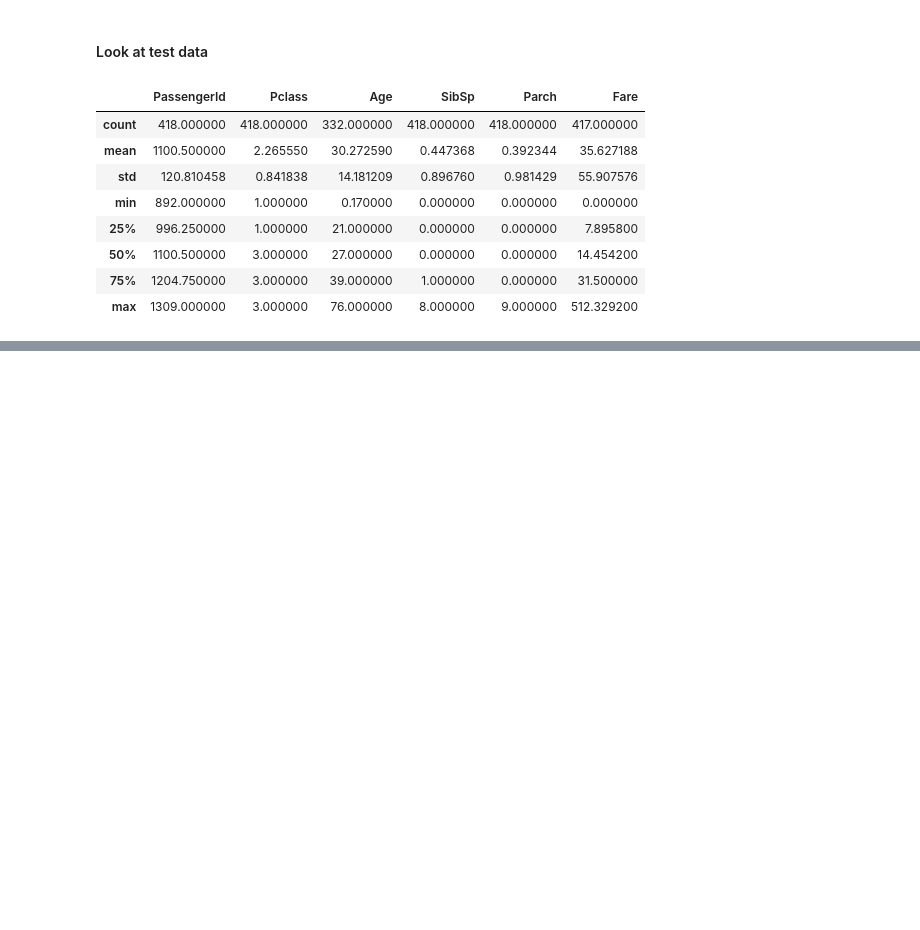
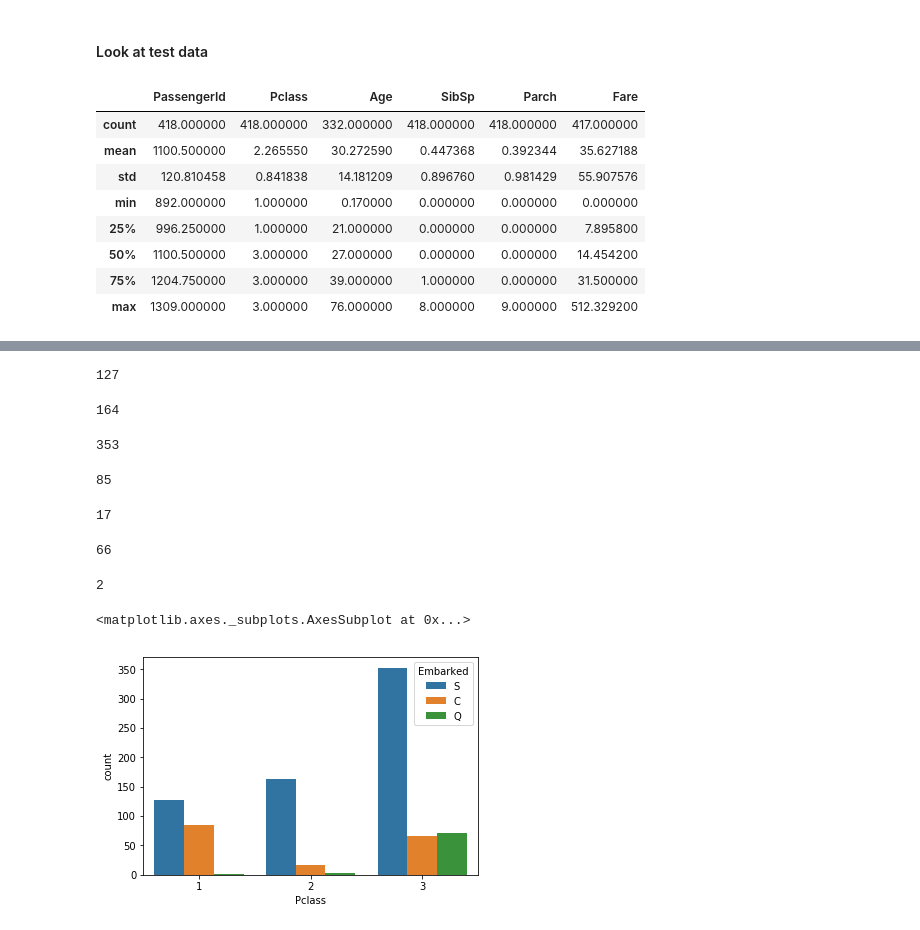
Before and after one commit to chipk215/Titanic, a Jupyter notebook: Missing_Data.ipynb, the cells around one changed output, grey strips where cells are left out. Cells and saved outputs as stored; diff of their text form; code cells hidden in the pictures; blank space fills up the shorter version.

```diff
--- a/Missing_Data.ipynb
+++ b/Missing_Data.ipynb
@@ -125,0 +111,3 @@ df_test.describe()
+# %%
+# input data again
+df = pd.read_csv('data/train.csv')
@@ -125,0 +147,40 @@ df_test.describe()
+# %%
+first_class_S = df[((df['Embarked']=='S') & (df['Pclass']==1))]['Embarked'].count()
+first_class_S
+# %% [output]
+127
+# %%
+second_class_S = df[((df['Embarked']=='S') & (df['Pclass']==2))]['Embarked'].count()
+second_class_S
+# %% [output]
+164
+# %%
+third_class_S = df[((df['Embarked']=='S') & (df['Pclass']==3))]['Embarked'].count()
+third_class_S
+# %% [output]
+353
+# %%
+first_class_C = df[((df['Embarked']=='C') & (df['Pclass']==1))]['Embarked'].count()
+first_class_C
+# %% [output]
+85
+# %%
+second_class_C = df[((df['Embarked']=='C') & (df['Pclass']==2))]['Embarked'].count()
+second_class_C
+# %% [output]
+17
+# %%
+third_class_C = df[((df['Embarked']=='C') & (df['Pclass']==3))]['Embarked'].count()
+third_class_C
+# %% [output]
+66
+# %%
+first_class_Q = df[((df['Embarked']=='Q') & (df['Pclass']==1))]['Embarked'].count()
+first_class_Q
+# %% [output]
+2
+# %%
+sns.countplot(data=df, x= 'Pclass', hue='Embarked')
+# %% [output]
+<matplotlib.axes._subplots.AxesSubplot at 0x...>
+[figure, added]
```
Also changed, not shown: parts of 8 cells of this notebook, 1 other file.
